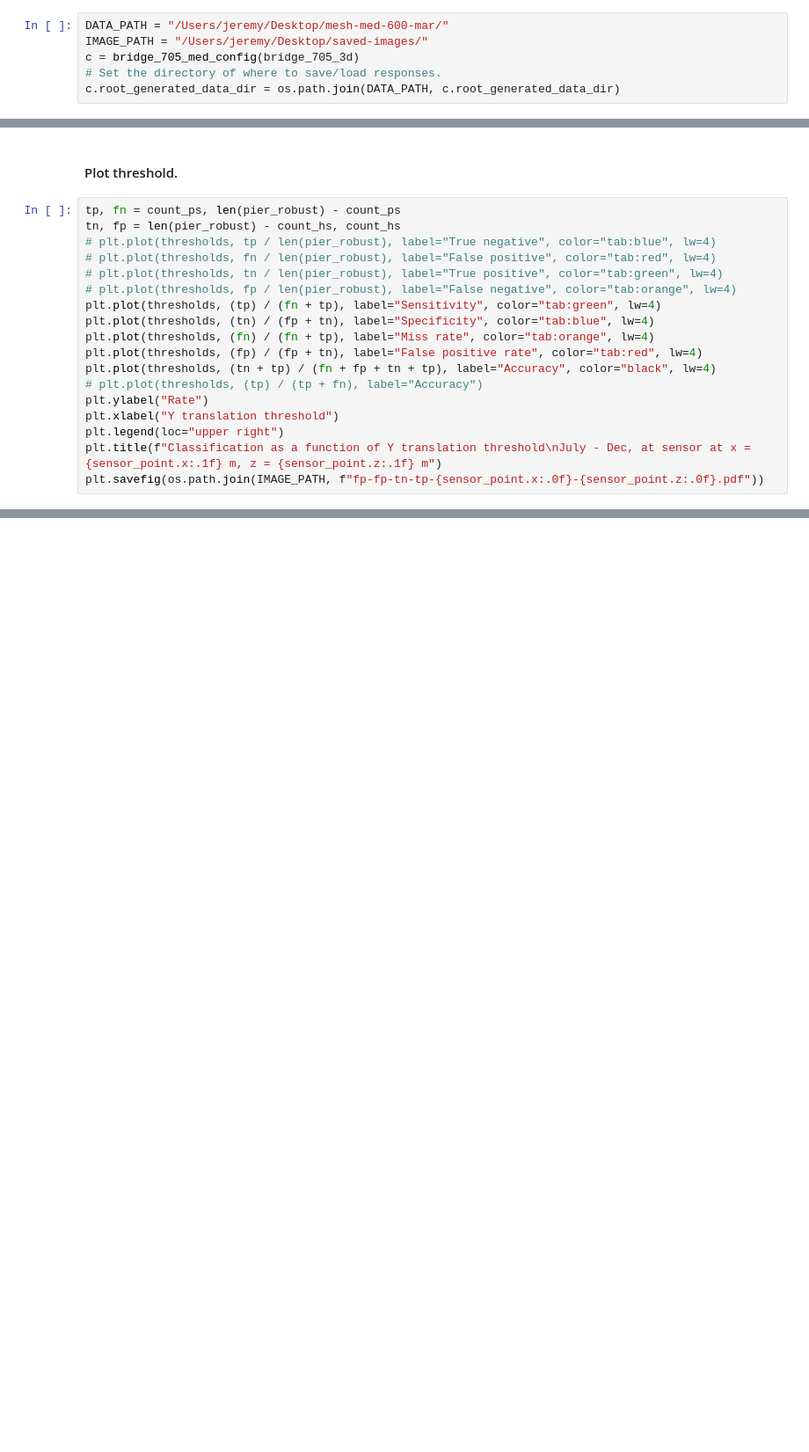
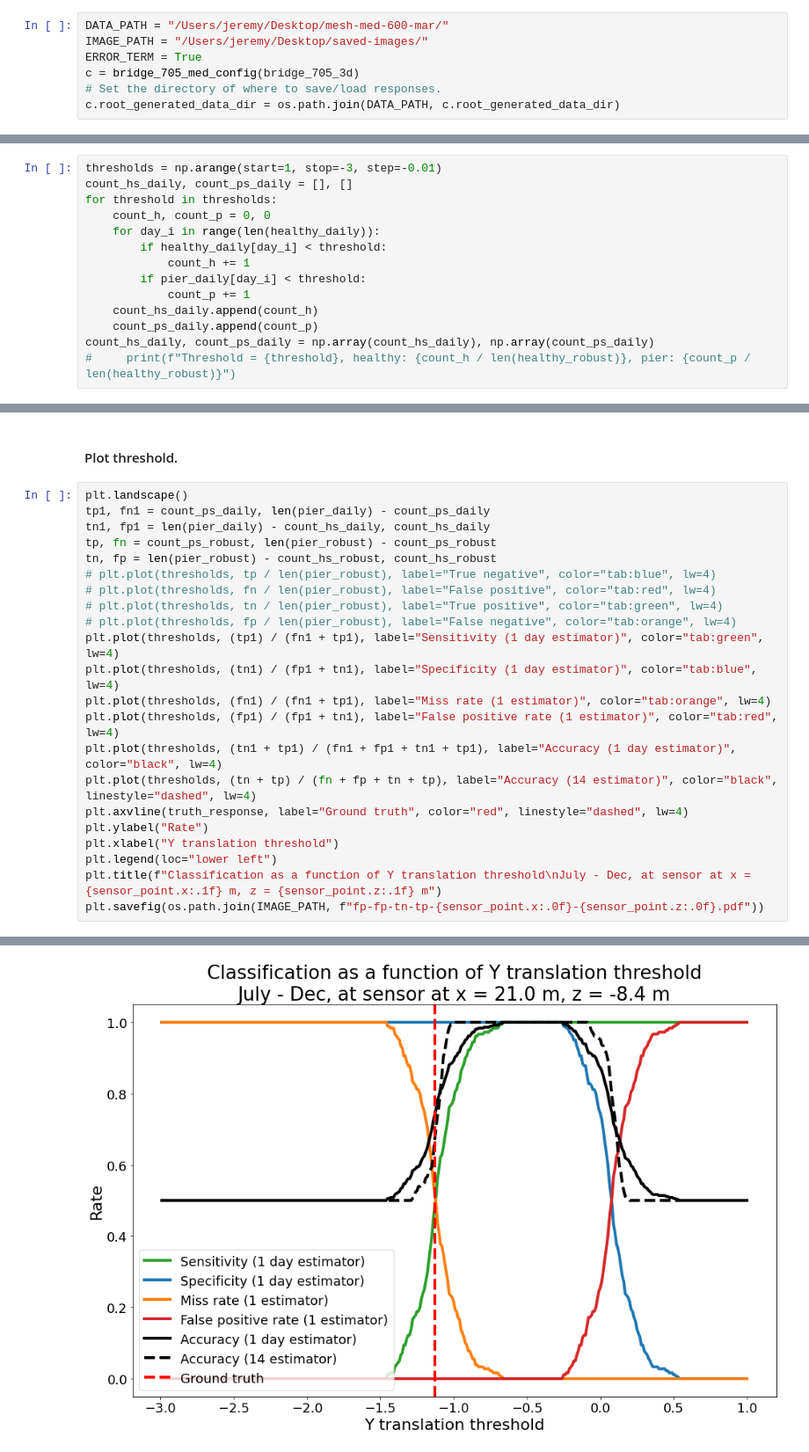
Before and after one commit to jerbaroo/bridge-sim, a Jupyter notebook: notebooks/q2.ipynb, the cells around one changed output, grey strips where cells are left out. Shown at 88% size. Drawn from its saved outputs; the diff is of its cells as text; blank space fills up the shorter version.

```diff
--- a/notebooks/q2.ipynb
+++ b/notebooks/q2.ipynb
@@ -21,6 +26,7 @@ from util import resize_units
 # %%
 DATA_PATH = "/Users/jeremy/Desktop/mesh-med-600-mar/"
 IMAGE_PATH = "/Users/jeremy/Desktop/saved-images/"
+ERROR_TERM = True
 c = bridge_705_med_config(bridge_705_3d)
 # Set the directory of where to save/load responses.
 c.root_generated_data_dir = os.path.join(DATA_PATH, c.root_generated_data_dir)
@@ -166 +262,15 @@ count_hs, count_ps = np.array(count_hs), np.array(count_ps)
 #     print(f"Threshold = {threshold}, healthy: {count_h / len(healthy_robust)}, pier: {count_p / len(healthy_robust)}")
+# %%
+thresholds = np.arange(start=1, stop=-3, step=-0.01)
+count_hs_daily, count_ps_daily = [], []
+for threshold in thresholds:
+    count_h, count_p = 0, 0
+    for day_i in range(len(healthy_daily)):
+        if healthy_daily[day_i] < threshold:
+            count_h += 1
+        if pier_daily[day_i] < threshold:
+            count_p += 1
+    count_hs_daily.append(count_h)
+    count_ps_daily.append(count_p)
+count_hs_daily, count_ps_daily = np.array(count_hs_daily), np.array(count_ps_daily)
+#     print(f"Threshold = {threshold}, healthy: {count_h / len(healthy_robust)}, pier: {count_p / len(healthy_robust)}")
@@ -167,20 +290,25 @@ count_hs, count_ps = np.array(count_hs), np.array(count_ps)
 # %% [markdown]
 #### Plot threshold.
 # %%
-tp, fn = count_ps, len(pier_robust) - count_ps
-tn, fp = len(pier_robust) - count_hs, count_hs
+plt.landscape()
+tp1, fn1 = count_ps_daily, len(pier_daily) - count_ps_daily
+tn1, fp1 = len(pier_daily) - count_hs_daily, count_hs_daily
+tp, fn = count_ps_robust, len(pier_robust) - count_ps_robust
+tn, fp = len(pier_robust) - count_hs_robust, count_hs_robust
 # plt.plot(thresholds, tp / len(pier_robust), label="True negative", color="tab:blue", lw=4)
 # plt.plot(thresholds, fn / len(pier_robust), label="False positive", color="tab:red", lw=4)
 # plt.plot(thresholds, tn / len(pier_robust), label="True positive", color="tab:green", lw=4)
 # plt.plot(thresholds, fp / len(pier_robust), label="False negative", color="tab:orange", lw=4)
-plt.plot(thresholds, (tp) / (fn + tp), label="Sensitivity", color="tab:green", lw=4)
-plt.plot(thresholds, (tn) / (fp + tn), label="Specificity", color="tab:blue", lw=4)
-plt.plot(thresholds, (fn) / (fn + tp), label="Miss rate", color="tab:orange", lw=4)
-plt.plot(thresholds, (fp) / (fp + tn), label="False positive rate", color="tab:red", lw=4)
-plt.plot(thresholds, (tn + tp) / (fn + fp + tn + tp), label="Accuracy", color="black", lw=4)
-# plt.plot(thresholds, (tp) / (tp + fn), label="Accuracy")
+plt.plot(thresholds, (tp1) / (fn1 + tp1), label="Sensitivity (1 day estimator)", color="tab:green", lw=4)
+plt.plot(thresholds, (tn1) / (fp1 + tn1), label="Specificity (1 day estimator)", color="tab:blue", lw=4)
+plt.plot(thresholds, (fn1) / (fn1 + tp1), label="Miss rate (1 estimator)", color="tab:orange", lw=4)
+plt.plot(thresholds, (fp1) / (fp1 + tn1), label="False positive rate (1 estimator)", color="tab:red", lw=4)
+plt.plot(thresholds, (tn1 + tp1) / (fn1 + fp1 + tn1 + tp1), label="Accuracy (1 day estimator)", color="black", lw=4)
+plt.plot(thresholds, (tn + tp) / (fn + fp + tn + tp), label="Accuracy (14 estimator)", color="black", linestyle="dashed", lw=4)
+plt.axvline(truth_response, label="Ground truth", color="red", linestyle="dashed", lw=4)
 plt.ylabel("Rate")
 plt.xlabel("Y translation threshold")
-plt.legend(loc="upper right")
+plt.legend(loc="lower left")
 plt.title(f"Classification as a function of Y translation threshold\nJuly - Dec, at sensor at x = {sensor_point.x:.1f} m, z = {sensor_point.z:.1f} m")
 plt.savefig(os.path.join(IMAGE_PATH, f"fp-fp-tn-tp-{sensor_point.x:.0f}-{sensor_point.z:.0f}.pdf"))
+# %% [output]
@@ -186,0 +316 @@ plt.savefig(os.path.join(IMAGE_PATH, f"fp-fp-tn-tp-{sensor_point.x:.0f}-{sensor_
+[figure, added]
```
Also changed, not shown: parts of 22 cells of this notebook, 3 other files.
